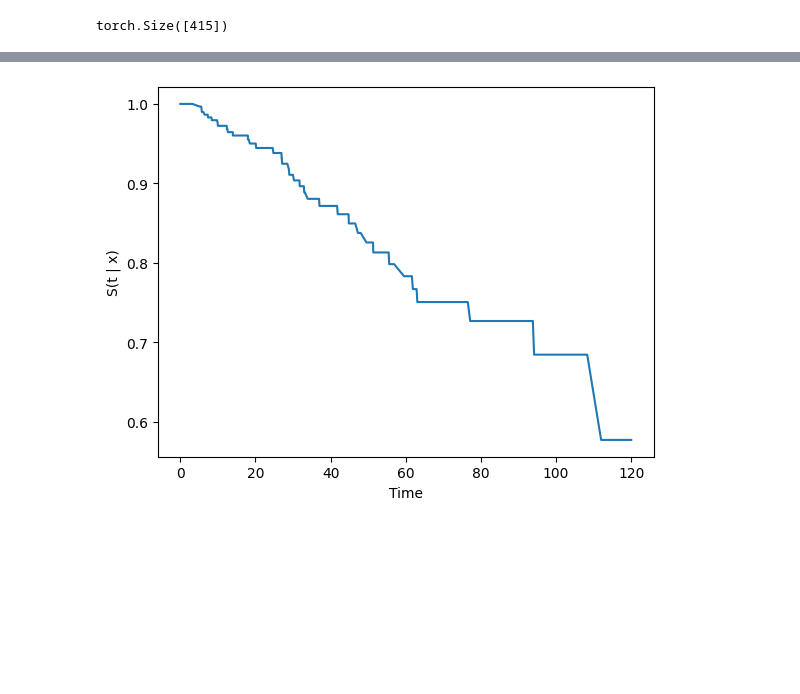
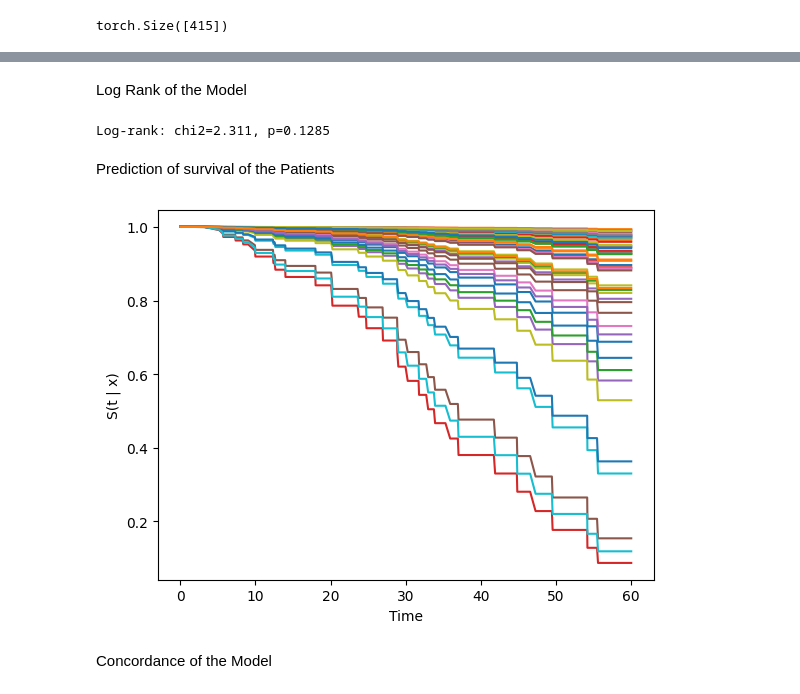
Before and after one commit to Fasmanuel2002/UPSA_Thesis_Research, a Jupyter notebook: research/notebooks/nn_Cox_limma.ipynb, the cells around one changed output, grey strips where cells are left out. Saved outputs shown, nothing was run; the diff lists cells and outputs as text; code cells hidden in the pictures; blank space fills up the shorter version.

```diff
--- a/research/notebooks/nn_Cox_limma.ipynb
+++ b/research/notebooks/nn_Cox_limma.ipynb
@@ -170,11 +237,29 @@ net = tt.torchtuples.practical.MLPVanilla(
 # %%
-model = CoxPH(net, tt.torchtuples.optim.Adam)
+num_nodes = [32, 32]
+out_features = 1
+dropout = 0.4
+batch_norm = True
+lr = 0.005
+weight_decay = 0
+batch_size = 256
+
+
+
+net = tt.torchtuples.practical.MLPVanilla(
+    in_features=in_features,
+    num_nodes=num_nodes,
+    out_features=out_features,
+    batch_norm=batch_norm,
+    dropout=dropout,
+    output_bias=output_bias
+)
+model = CoxPH(net, tt.torchtuples.optim.Adam(weight_decay=weight_decay))
 # %%
-batch_size = 256
+batch_size = batch_size
 lrfinder = model.lr_finder(input=train_X,
                            target=(train_durations, train_events),
                            batch_size=batch_size,
-                           tolerance=10)
+                           tolerance=20)
 
 _ = lrfinder.plot()
 # %% [output]
@@ -191,7 +271,7 @@ learning_rate
 # %%
-model.optimizer.set_lr(0.01)
+model.optimizer.set_lr(lr)
 # %%
-epochs = 200
+epochs = 100
 callbacks = [tt.torchtuples.callbacks.EarlyStopping(patience=10)]
 verbose = True
 # %%
@@ -298,9 +380,27 @@ For the time 120 the risk group is 0
+# %% [markdown]
+Log Rank of the Model
+# %%
+
+time_all = df["duration"].to_numpy(dtype=float)
+event_all = df["event"].to_numpy(dtype=bool)
+event_60_months = event_all.copy()
+event_60_months[time_all > 60] = False
+time_60_months = np.minimum(time_all, 60)
+
+y = Surv.from_arrays(event_60_months, time_60_months)
+chisq, pvalue = compare_survival(y, df["group"].to_numpy())
+print(f"Log-rank: chi2={chisq:.3f}, p={pvalue:.4g}")
+# %% [output]
+Log-rank: chi2=2.311, p=0.1285
+# %% [markdown]
+Prediction of survival of the Patients
 # %%
-surv.iloc[:, 50].plot()
+surv.iloc[:, :].plot()
 plt.ylabel('S(t | x)')
+plt.legend().set_visible(False)
 _ = plt.xlabel("Time")
 # %% [output]
-[figure, old version]
+[figure, new version]
 # %%
 test_durations = test_durations.cpu().detach().numpy()
 test_events = test_events.cpu().detach().numpy()
@@ -309,6 +409,8 @@ ev = EvalSurv(surv=surv,
               durations=test_durations,
               events=test_events,
               censor_surv="km")
+# %% [markdown]
+Concordance of the Model
 # %%
 print(f"Concordance of the model {ev.concordance_td()}")
 # %% [output]
```
Also changed, not shown: parts of 23 cells of this notebook, 1 other file.
